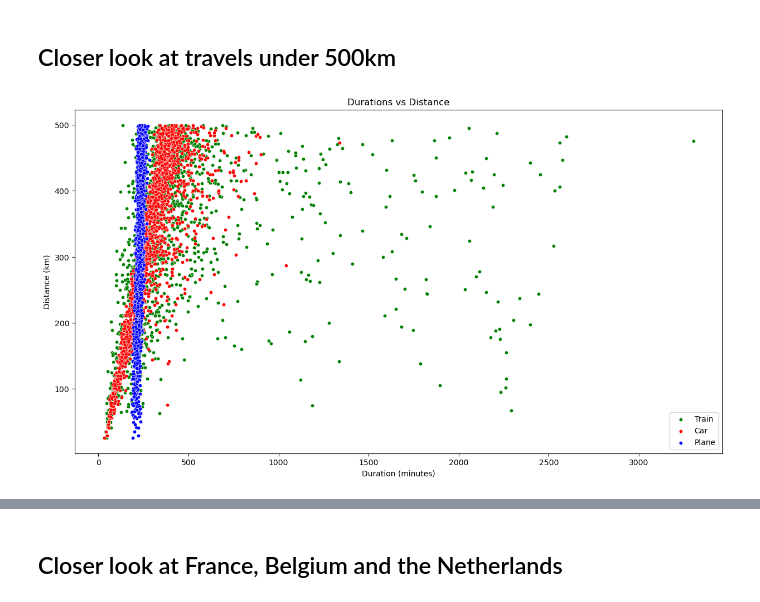
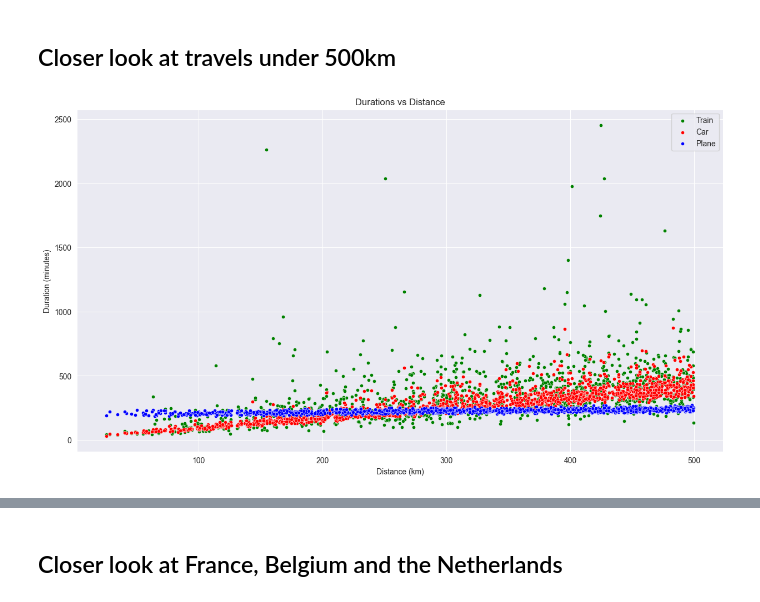
Before and after one commit to custibor99/DOPP_GROUP25, a Jupyter notebook: notebooks/Analysis.ipynb, the cells around one changed output, grey strips where cells are left out. Drawn from its saved outputs; the diff is of its cells as text; code cells hidden in the pictures.

Commit message:
Added getting and estimation of air travel data to final notebook. Changed graphs in Analysis.ipynb to have distance on x axis, duration on y axis.

```diff
--- a/notebooks/Analysis.ipynb
+++ b/notebooks/Analysis.ipynb
@@ -262,17 +262,17 @@ plt.show()
 filtered_df = result_df[result_df['distance']< 500]
 # %%
 plt.figure(figsize=(15, 8))
-sns.scatterplot(data=filtered_df, x='train_duration', y='distance', label='Train', color='green', s=20)
-sns.scatterplot(data=filtered_df, x='car_duration', y='distance', label='Car', color='red', s=20)
-sns.scatterplot(data=filtered_df, x='plane_duration', y='distance', label='Plane', color='blue', s=20)
+sns.scatterplot(data=filtered_df, y='train_duration', x='distance', label='Train', color='green', s=20)
+sns.scatterplot(data=filtered_df, y='car_duration', x='distance', label='Car', color='red', s=20)
+sns.scatterplot(data=filtered_df, y='plane_duration', x='distance', label='Plane', color='blue', s=20)
 
 plt.title('Durations vs Distance')
-plt.xlabel('Duration (minutes)')
-plt.ylabel('Distance (km)')
+plt.ylabel('Duration (minutes)')
+plt.xlabel('Distance (km)')
 plt.legend()
 plt.show()
 # %% [output]
-[figure, old version]
+[figure, new version]
 # %%
 plt.figure(figsize=(8, 6))
 sns.histplot(data=filtered_df, x='fastest_transportation', hue='fastest_transportation', multiple='stack',
```
Also changed, not shown: parts of 11 cells of this notebook, 1 other file.
